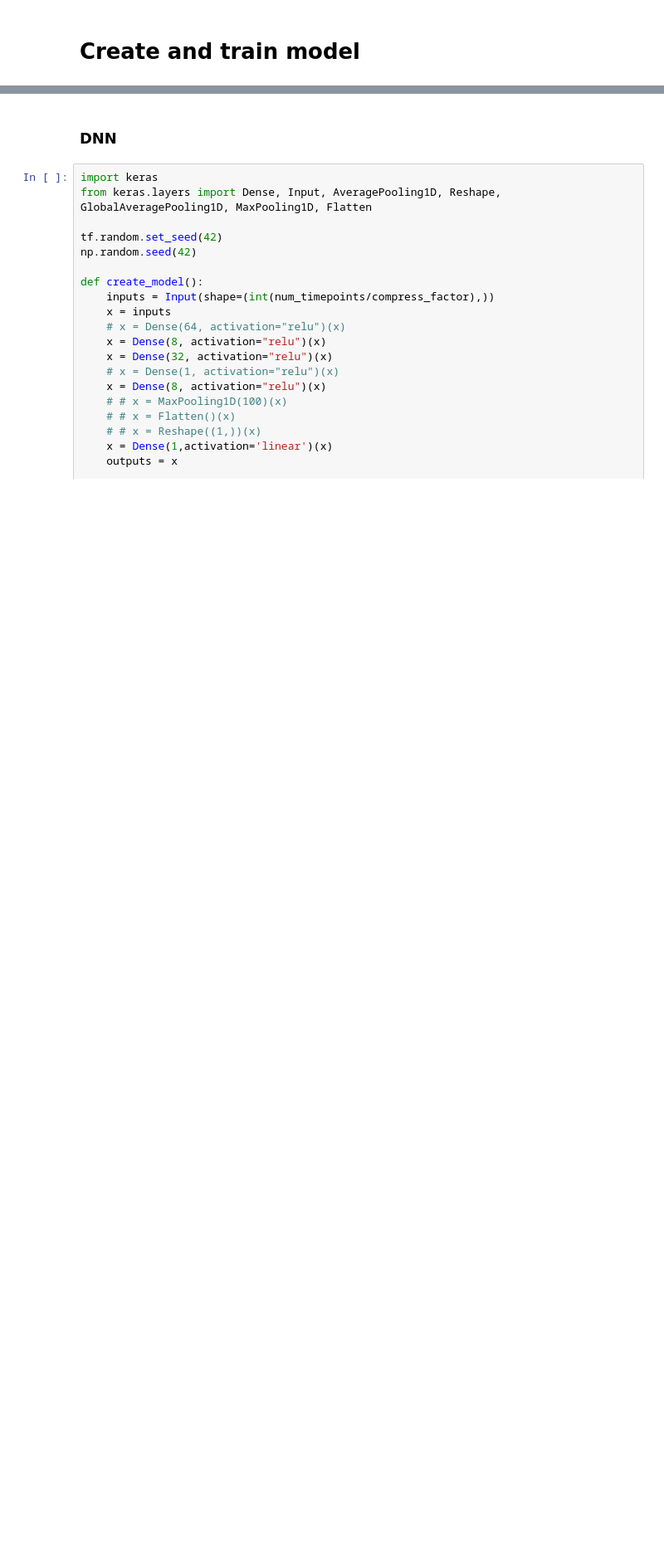
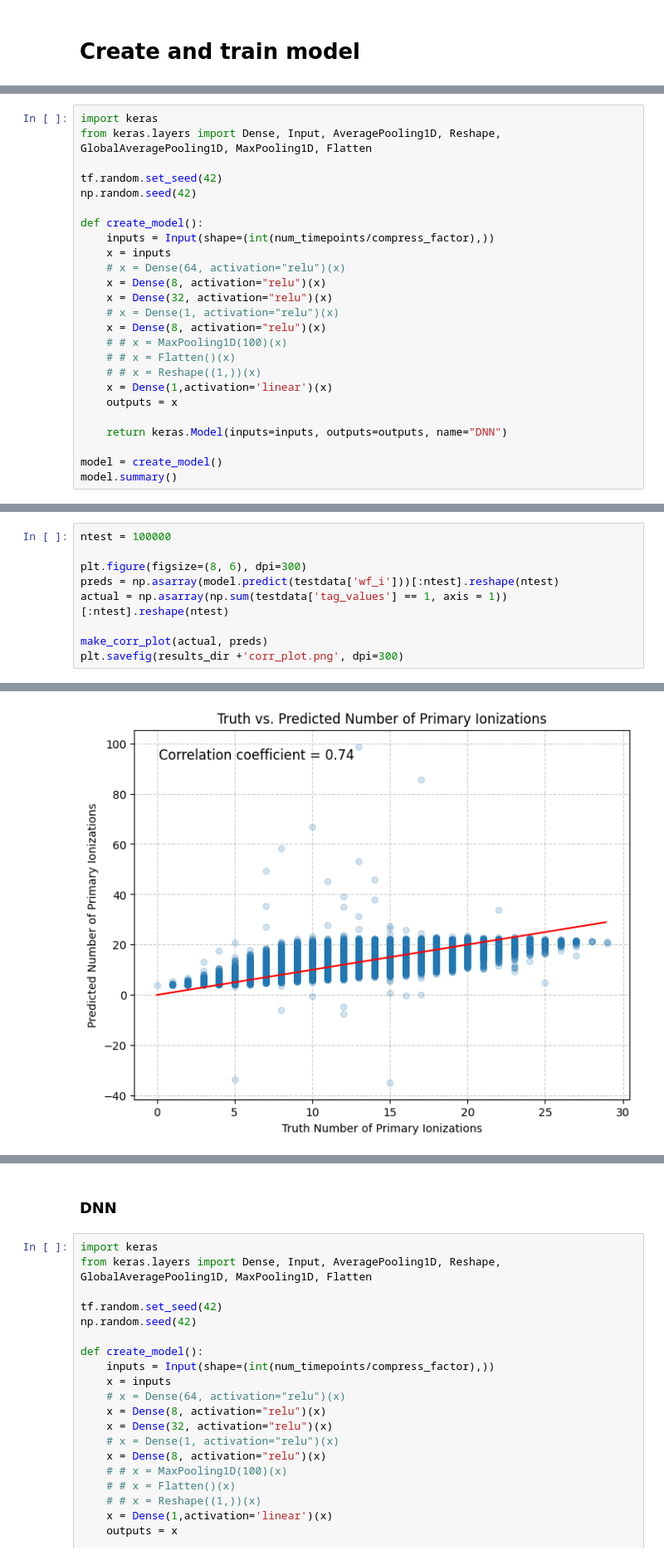
Before and after one commit to dnzy06/drift-chamber-ml, a Jupyter notebook: code/ml_clustercount.ipynb, the cells around one changed output, grey strips where cells are left out. Shown at 83% size. Drawn from its saved outputs; the diff is of its cells as text; blank space fills up the shorter version.

```diff
--- a/code/ml_clustercount.ipynb
+++ b/code/ml_clustercount.ipynb
@@ -408,0 +480,25 @@ plt.savefig(results_dir + 'waveform.png')
+# %%
+import keras
+from keras.layers import Dense, Input, AveragePooling1D, Reshape, GlobalAveragePooling1D, MaxPooling1D, Flatten
+
+tf.random.set_seed(42)
+np.random.seed(42)
+
+def create_model():
+    inputs = Input(shape=(int(num_timepoints/compress_factor),))
+    x = inputs
+    # x = Dense(64, activation="relu")(x)
+    x = Dense(8, activation="relu")(x)
+    x = Dense(32, activation="relu")(x)
+    # x = Dense(1, activation="relu")(x)
+    x = Dense(8, activation="relu")(x)
+    # # x = MaxPooling1D(100)(x)
+    # # x = Flatten()(x)
+    # # x = Reshape((1,))(x)
+    x = Dense(1,activation='linear')(x)
+    outputs = x
+
+    return keras.Model(inputs=inputs, outputs=outputs, name="DNN")
+
+model = create_model()
+model.summary()
@@ -408,0 +585,10 @@ plt.savefig(results_dir + 'waveform.png')
+# %%
+ntest = 100000
+
+plt.figure(figsize=(8, 6), dpi=300)
+preds = np.asarray(model.predict(testdata['wf_i']))[:ntest].reshape(ntest)
+actual = np.asarray(np.sum(testdata['tag_values'] == 1, axis = 1))[:ntest].reshape(ntest)
+
+make_corr_plot(actual, preds)
+plt.savefig(results_dir +'corr_plot.png', dpi=300)
+# %% [output]
@@ -408,0 +597 @@ plt.savefig(results_dir + 'waveform.png')
+[figure, added]
```
Also changed, not shown: parts of 17 cells of this notebook, 5 other files.
